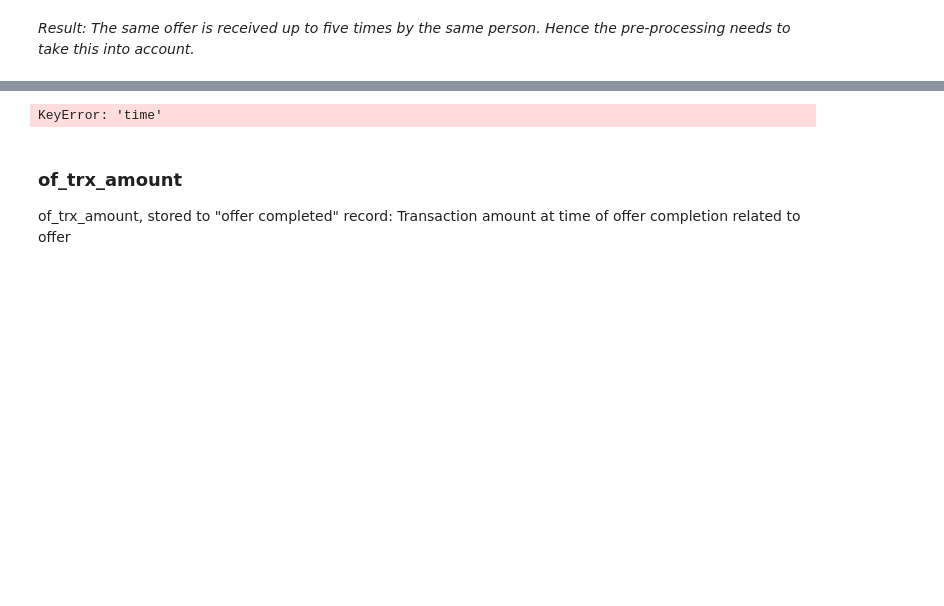
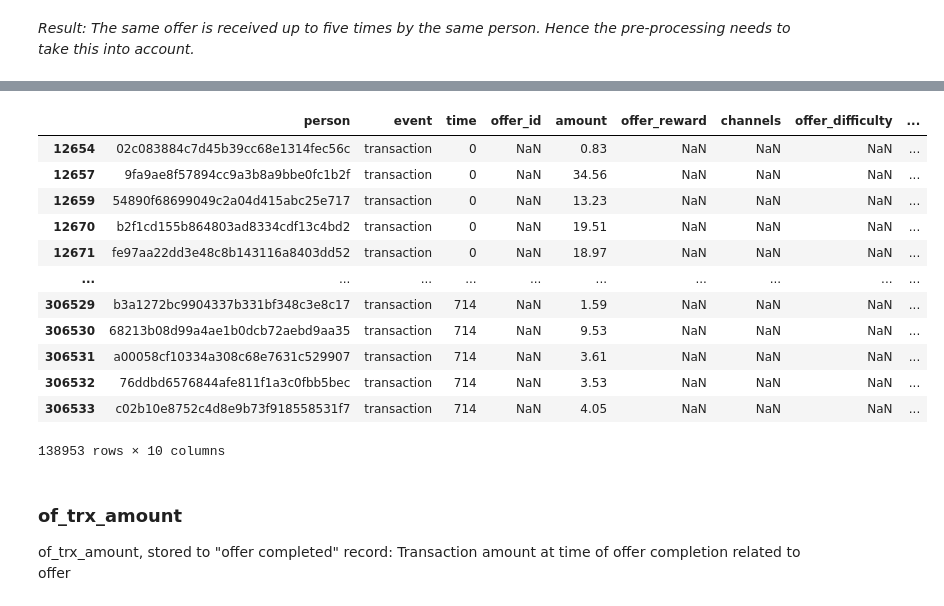
Before and after one commit to Oliver-Balb/Starbucks, a Jupyter notebook: Starbucks_Capstone_notebook.ipynb, the cells around one changed output, grey strips where cells are left out. Saved outputs shown, nothing was run; the diff lists cells and outputs as text; code cells hidden in the pictures; blank space fills up the shorter version.

```diff
--- a/Starbucks_Capstone_notebook.ipynb
+++ b/Starbucks_Capstone_notebook.ipynb
@@ -408,5 +424,18 @@ persons_unique = transcript_norm_test['person'].drop_duplicates()
 <img src="multiple offers per trx.png"/>
-# %%
-transcript_norm_test[(transcript_norm_test['person'] == 'e2127556f4f64592b11af22de27a7932') & (transcript_norm_test['time'] == 522)]
-# %% [output]
-KeyError: 'time'
+# %%
+# xx
+transcript_norm[transcript_norm['event'] =='transaction']
+# %% [output]
+|  | person | event | time | offer_id | amount | offer_reward | channels | offer_difficulty | ... |
+| 12654 | 02c083884c7d45b39cc68e1314fec56c | transaction | 0 | NaN | 0.83 | NaN | NaN | NaN | ... |
+| 12657 | 9fa9ae8f57894cc9a3b8a9bbe0fc1b2f | transaction | 0 | NaN | 34.56 | NaN | NaN | NaN | ... |
+| 12659 | 54890f68699049c2a04d415abc25e717 | transaction | 0 | NaN | 13.23 | NaN | NaN | NaN | ... |
+| 12670 | b2f1cd155b864803ad8334cdf13c4bd2 | transaction | 0 | NaN | 19.51 | NaN | NaN | NaN | ... |
+| 12671 | fe97aa22dd3e48c8b143116a8403dd52 | transaction | 0 | NaN | 18.97 | NaN | NaN | NaN | ... |
+| ... | ... | ... | ... | ... | ... | ... | ... | ... | ... |
+| 306529 | b3a1272bc9904337b331bf348c3e8c17 | transaction | 714 | NaN | 1.59 | NaN | NaN | NaN | ... |
+| 306530 | 68213b08d99a4ae1b0dcb72aebd9aa35 | transaction | 714 | NaN | 9.53 | NaN | NaN | NaN | ... |
+| 306531 | a00058cf10334a308c68e7631c529907 | transaction | 714 | NaN | 3.61 | NaN | NaN | NaN | ... |
+| 306532 | 76ddbd6576844afe811f1a3c0fbb5bec | transaction | 714 | NaN | 3.53 | NaN | NaN | NaN | ... |
+| 306533 | c02b10e8752c4d8e9b73f918558531f7 | transaction | 714 | NaN | 4.05 | NaN | NaN | NaN | ... |
+138953 rows × 10 columns
```
Also changed, not shown: parts of 21 cells of this notebook, 5 other files.
